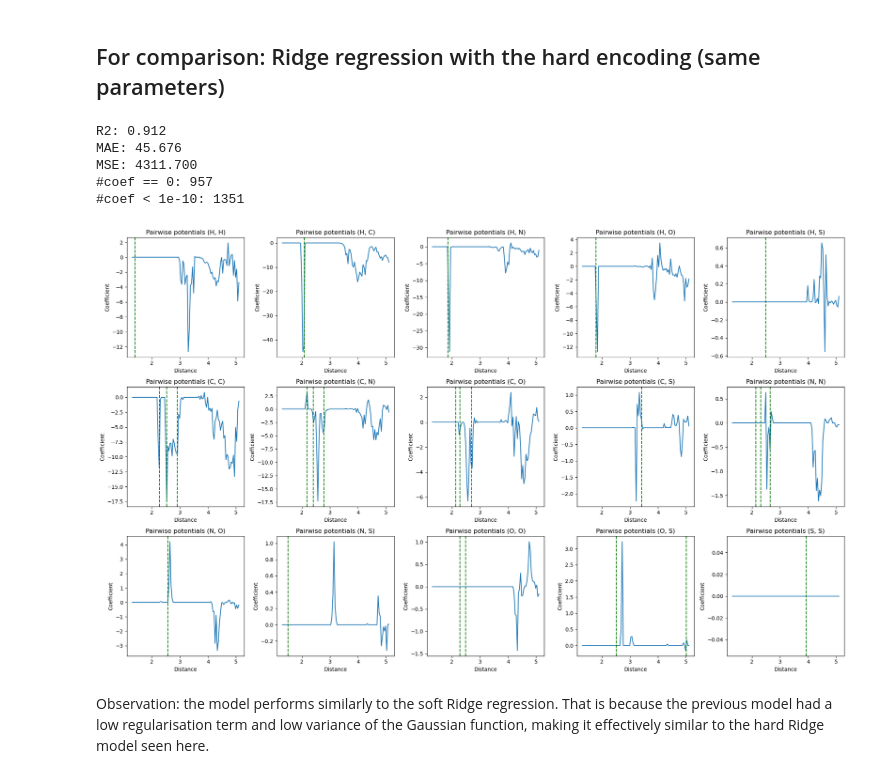
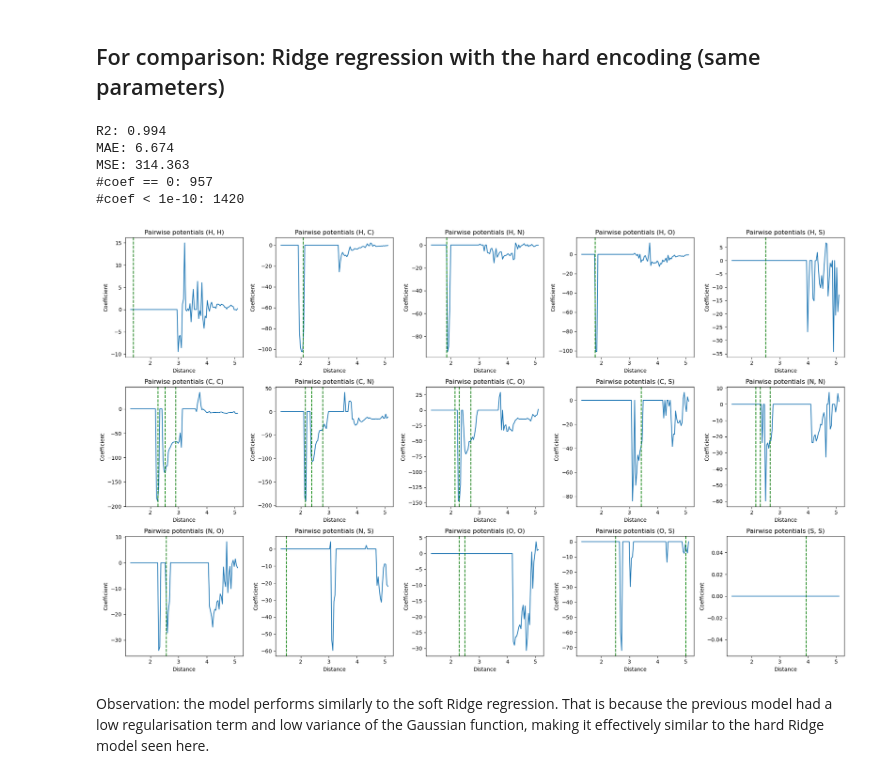
Before and after one commit to jascha-je/LabML4DS, a Jupyter notebook: p2/p2_ISJ.ipynb, the cells around one changed output. Drawn from its saved outputs; the diff is of its cells as text; code cells hidden in the pictures.

```diff
--- a/p2/p2_ISJ.ipynb
+++ b/p2/p2_ISJ.ipynb
@@ -837,14 +834,14 @@ def represent_and_split_data(THETA_1, THETA_M, STD, M, soft=True):
     return X_train, X_test, y_train, y_test
 # %%
 X_train, X_test, y_train, y_test = represent_and_split_data(**results[best_idx]["params"], soft=False)
-fit_and_eval_model(Ridge(alpha=ALPHA, max_iter=10000), X_train, y_train, X_test, y_test, **results[best_idx]["params"])
+fit_and_eval_model(Ridge(alpha=best_model.best_params_["alpha"], max_iter=10000), X_train, y_train, X_test, y_test, **results[best_idx]["params"])
 # %% [output]
-R2: 0.912
-MAE: 45.676
-MSE: 4311.700
+R2: 0.994
+MAE: 6.674
+MSE: 314.363
 #coef == 0: 957
-#coef < 1e-10: 1351
+#coef < 1e-10: 1420
-[figure, old version]
+[figure, new version]
 # %% [markdown]
 Observation: the model performs similarly to the soft Ridge regression. That is because the previous model had a low regularisation term and low variance of the Gaussian function, making it effectively similar to the hard Ridge model seen here.
 # %% [markdown]
```
Also changed, not shown: parts of 6 cells of this notebook.
